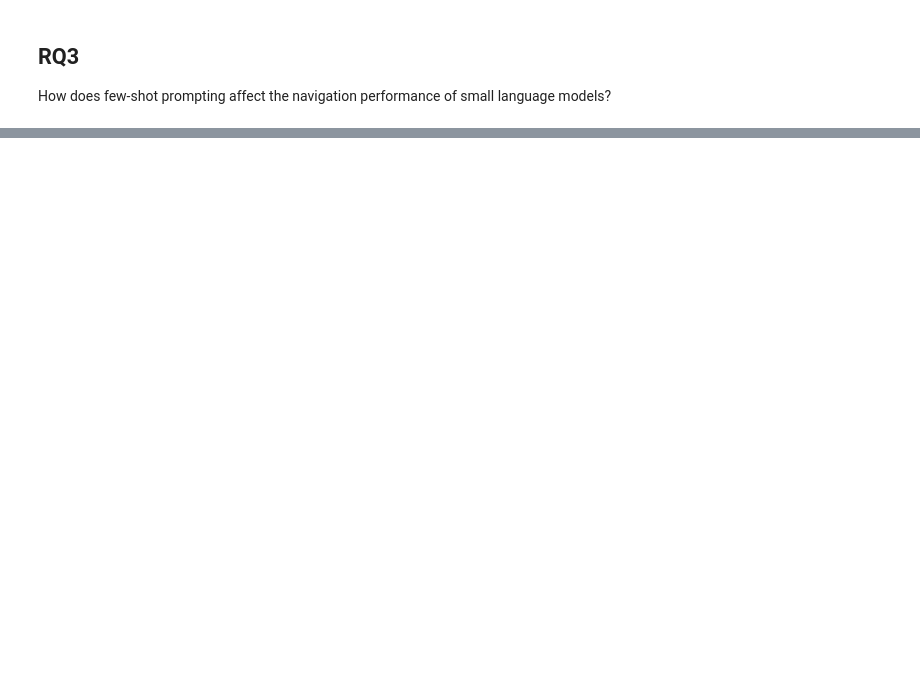
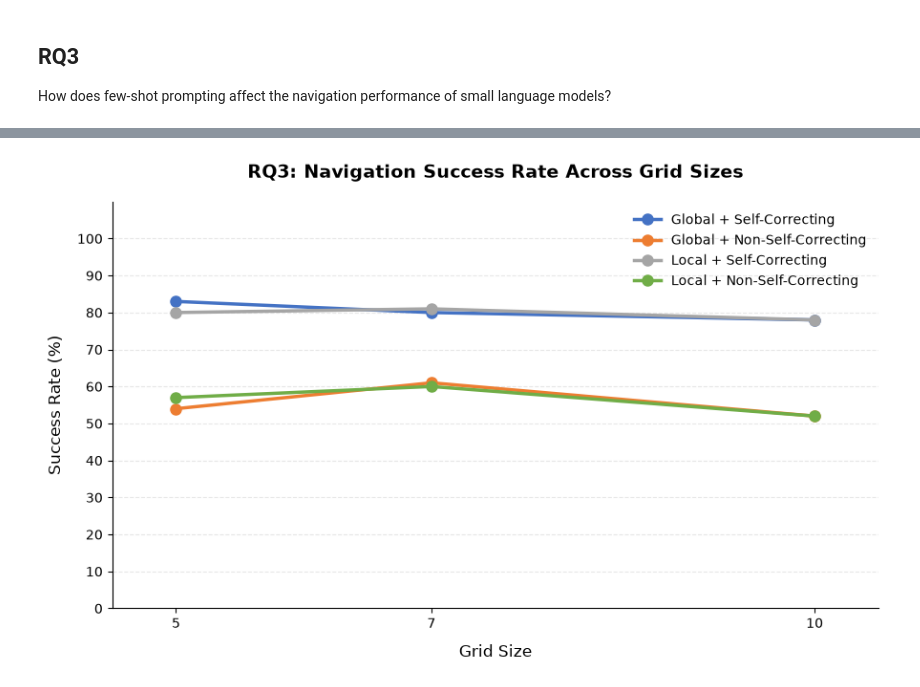
Before and after one commit to sifatMoonjerin/llm-grid-solver, a Jupyter notebook: notebooks/results_analysis.ipynb, the cells around one changed output, grey strips where cells are left out. Saved outputs shown, nothing was run; the diff lists cells and outputs as text; code cells hidden in the pictures; blank space fills up the shorter version.

```diff
--- a/notebooks/results_analysis.ipynb
+++ b/notebooks/results_analysis.ipynb
@@ -361,0 +511,63 @@ rq3_df
+# %%
+grid_sizes = [5, 7, 10]
+
+fig, ax = plt.subplots(figsize=(9, 5.5))
+
+# Consistent color palette
+colors = ["#4472C4", "#ED7D31", "#A5A5A5", "#70AD47"]
+
+for i, solution_type in enumerate(solution_types):
+    subset = (
+        rq3_df[rq3_df["solution_type"] == solution_type]
+        .sort_values("grid_size")
+    )
+
+    ax.plot(
+        subset["grid_size"],
+        subset["success_rate"],
+        marker="o",
+        markersize=8,
+        linewidth=2.5,
+        color=colors[i % len(colors)],
+        label=solution_type
+    )
+
+# Labels and title
+ax.set_xlabel("Grid Size", fontsize=12, labelpad=10)
+ax.set_ylabel("Success Rate (%)", fontsize=12, labelpad=10)
+
+ax.set_title(
+    "RQ3: Navigation Success Rate Across Grid Sizes",
+    fontsize=14,
+    fontweight="bold",
+    pad=18
+)
+
+# Axis formatting
+ax.set_xticks(grid_sizes)
+ax.set_xlim(min(grid_sizes) - 0.5, max(grid_sizes) + 0.5)
+ax.set_ylim(0, 110)
+ax.set_yticks(range(0, 101, 10))
+
+# Grid
+ax.grid(axis="y", linestyle="--", alpha=0.3)
+ax.set_axisbelow(True)
+
+# Legend
+ax.legend(
+    frameon=False,
+    fontsize=10,
+    loc="best"
+)
+
+# Remove unnecessary borders
+ax.spines["top"].set_visible(False)
+ax.spines["right"].set_visible(False)
+
+ax.tick_params(axis="both", labelsize=10)
+
+plt.tight_layout()
+plt.savefig("plots/RQ3/rq3_success_rate.png", dpi=300, bbox_inches="tight")
+plt.show()
+# %% [output]
+[figure, added]
```
Also changed, not shown: parts of 7 cells of this notebook, 2 other files.
